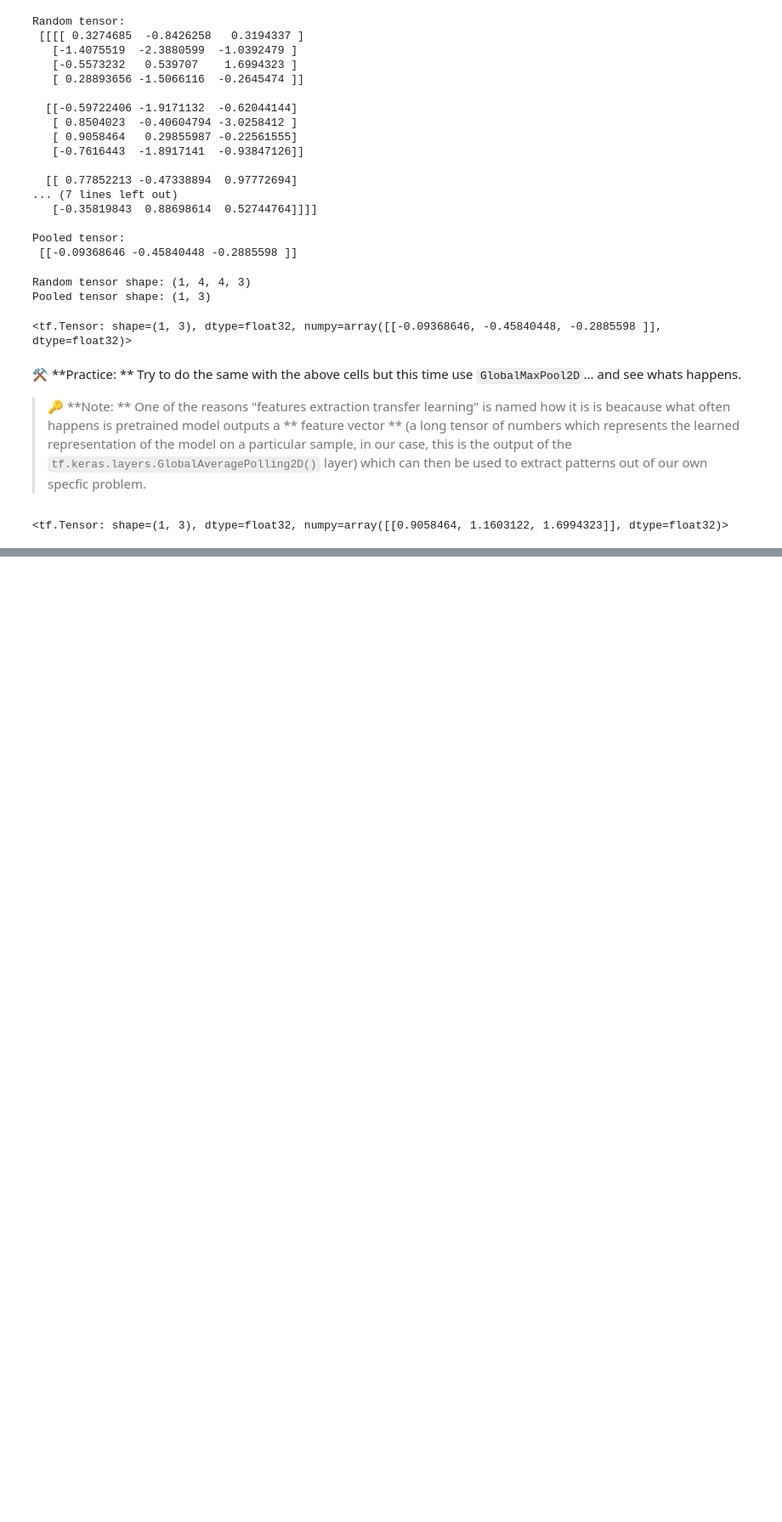
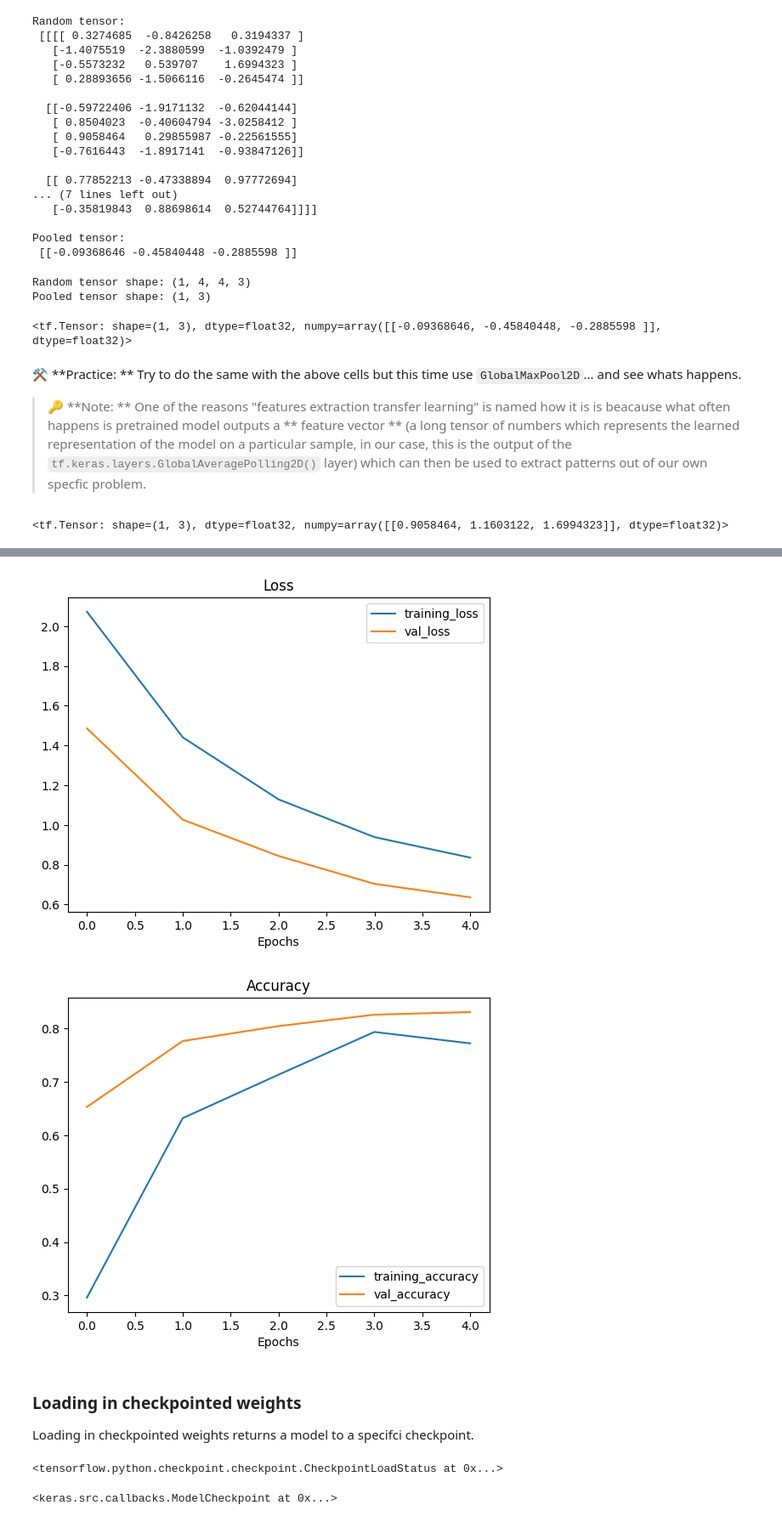
Before and after one commit to miller00315/ia_studies, a Jupyter notebook: transfer_learning_in_tensor_flow_part_2_fine_tuning.ipynb, the cells around one changed output, grey strips where cells are left out. Shown at 85% size. Saved outputs shown, nothing was run; the diff lists cells and outputs as text; code cells hidden in the pictures; blank space fills up the shorter version.

```diff
--- a/transfer_learning_in_tensor_flow_part_2_fine_tuning.ipynb
+++ b/transfer_learning_in_tensor_flow_part_2_fine_tuning.ipynb
@@ -376,0 +716,4 @@ y
+# %%
+model_2.compile(loss="categorical_crossentropy",
+                optimizer=tf.keras.optimizers.Adam(),
+                metrics=["accuracy"])
@@ -376,0 +744,10 @@ y
+# %%
+# Set the checkpoint path
+checkpoint_path = "ten_percent_model_checkpoints_weights/checkpoint.ckpt"
+
+# Create a Modelcheckpoitn call taht saves the model's weights only
+checkpoint_callback = tf.keras.callbacks.ModelCheckpoint(filepath=checkpoint_path,
+                                                         save_weights_only=True,
+                                                         save_best_only=False,
+                                                         save_freq="epoch", # save every epoch
+                                                         verbose=1)
@@ -376,0 +756,12 @@ y
+# %%
+initial_epochs = 5
+# %%
+model_2_history = model_2.fit(train_data_10_percent,
+            epochs=initial_epochs,
+            steps_per_epoch=len(train_data_10_percent),
+            validation_data=test_data,
+            validation_steps=int(0.25 * len(test_data)),
+            callbacks=[
+                checkpoint_callback,
+                create_tensorboard_callback("transfer_learning", "10_percent_data_aug")
+              ])
@@ -376,0 +785,19 @@ y
+# %%
+plot_loss_curves(model_2_history)
+# %% [output]
+[figure, added]
+[figure, added]
+# %% [markdown]
+### Loading in checkpointed weights
+
+Loading in checkpointed weights returns a model to a specifci checkpoint.
+# %%
+# Load in saved model weights and evaluate model
+
+model_2.load_weights(checkpoint_path)
+# %% [output]
+<tensorflow.python.checkpoint.checkpoint.CheckpointLoadStatus at 0x...>
+# %%
+checkpoint_callback
+# %% [output]
+<keras.src.callbacks.ModelCheckpoint at 0x...>
```
Also changed, not shown: parts of 96 cells of this notebook.
